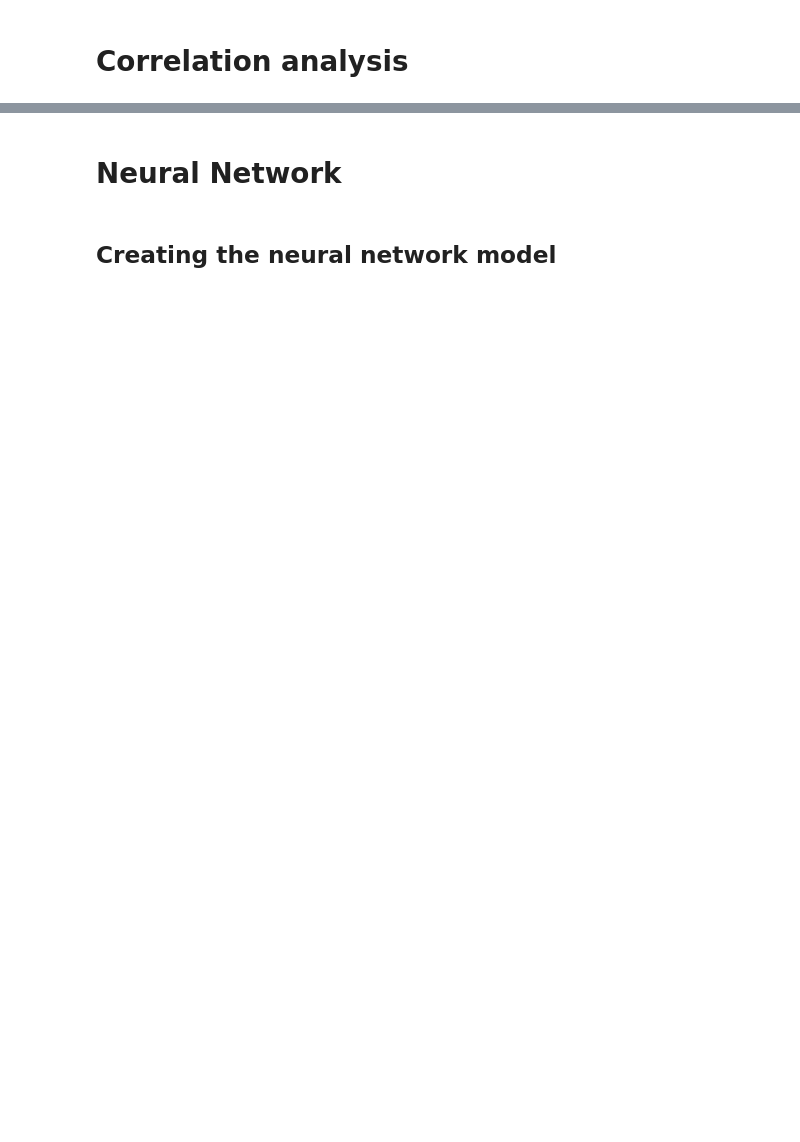
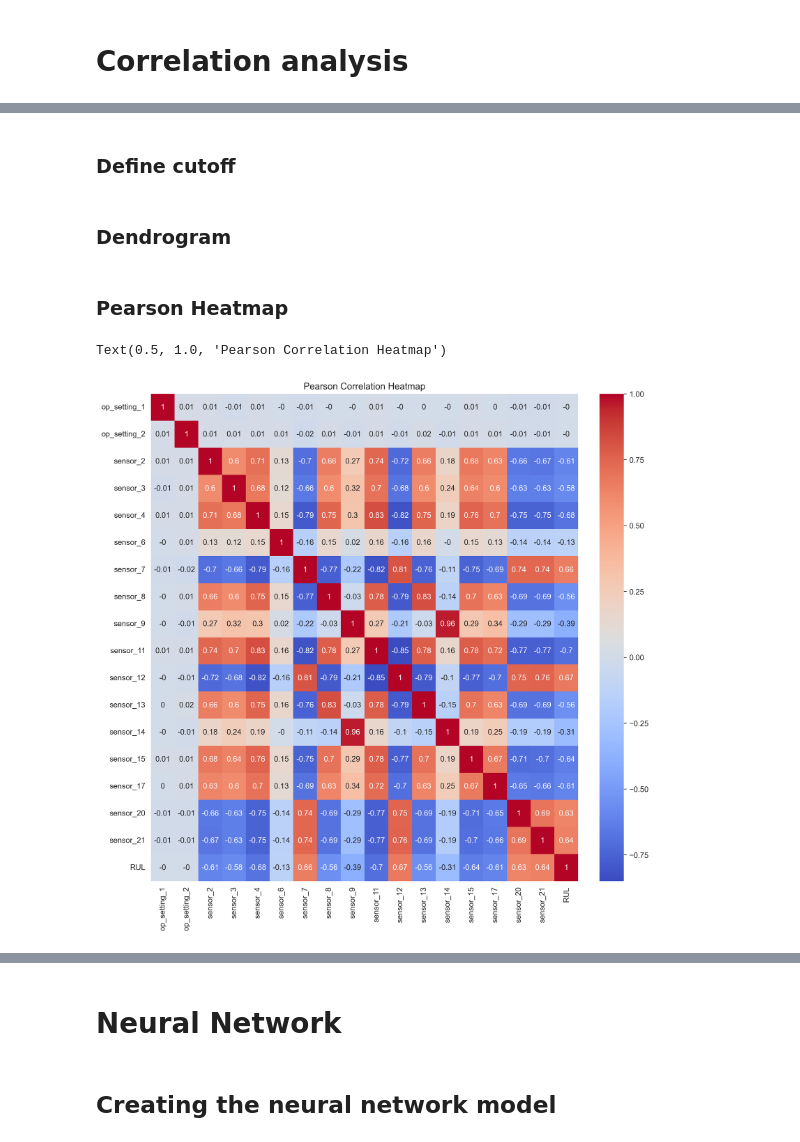
Before and after one commit to MathiaFiorelli/Praca-dyplomowa, a Jupyter notebook: PracaMagisterska.ipynb, the cells around one changed output, grey strips where cells are left out. Drawn from its saved outputs; the diff is of its cells as text; code cells hidden in the pictures; blank space fills up the shorter version.

```diff
--- a/PracaMagisterska.ipynb
+++ b/PracaMagisterska.ipynb
@@ -1,6 +1,10 @@
 # %% [markdown]
 # Import Libraries
 # %%
+from time import time
+import scipy.cluster.hierarchy as spc
+from pennylane import numpy as pnp
+import pennylane as qml
 import seaborn as sns
 import pandas as pd
 import torch
@@ -13,6 +17,6 @@ from tqdm import tqdm
 import os
 import numpy as np
 os.environ["KMP_DUPLICATE_LIB_OK"] = "TRUE"
-import pennylane as qml
-from pennylane import numpy as np
+# set style matplotlib
+sns.set_style("whitegrid")
 # %% [markdown]
@@ -28,7 +32,8 @@ list_columns = metadata + features
 # %% [markdown]
  ### Importing training data and adding headers to the table
 # %%
-df = pd.read_csv('./CMAPSSData/train_FD001.txt', sep = ' ', header= None, names = list_columns)
+df = pd.read_csv('./CMAPSSData/train_FD001.txt', sep=' ',
+                 header=None, names=list_columns)
 df.head(2)
 # %% [output]
 |  | engine_no | time_in_cycles | op_setting_1 | op_setting_2 | op_setting_3 | sensor_1 | sensor_2 | sensor_3 | ... |
@@ -111,0 +91,6 @@ Name: RUL, dtype: float64
+# %%
+pearson = df.copy()
+pearson.drop(['engine_no', 'time_in_cycles', 'Max Life'], axis=1, inplace=True)
+pearson = pearson.corr(method='pearson')
+# %% [markdown]
+### Define cutoff
@@ -111,0 +99,2 @@ Name: RUL, dtype: float64
+# %% [markdown]
+### Dendrogram
@@ -111,0 +125,11 @@ Name: RUL, dtype: float64
+# %% [markdown]
+### Pearson Heatmap
+# %%
+fig, axes = plt.subplots(figsize=(10, 10), layout='constrained',
+                         dpi=300
+                         )
+sns.heatmap(pearson.round(2), annot=True, cmap='coolwarm', fmt='.2g', ax=axes)
+axes.set_title('Pearson Correlation Heatmap')
+# %% [output]
+Text(0.5, 1.0, 'Pearson Correlation Heatmap')
+[figure, added]
```
Also changed, not shown: parts of 49 cells of this notebook, 1 other file.
